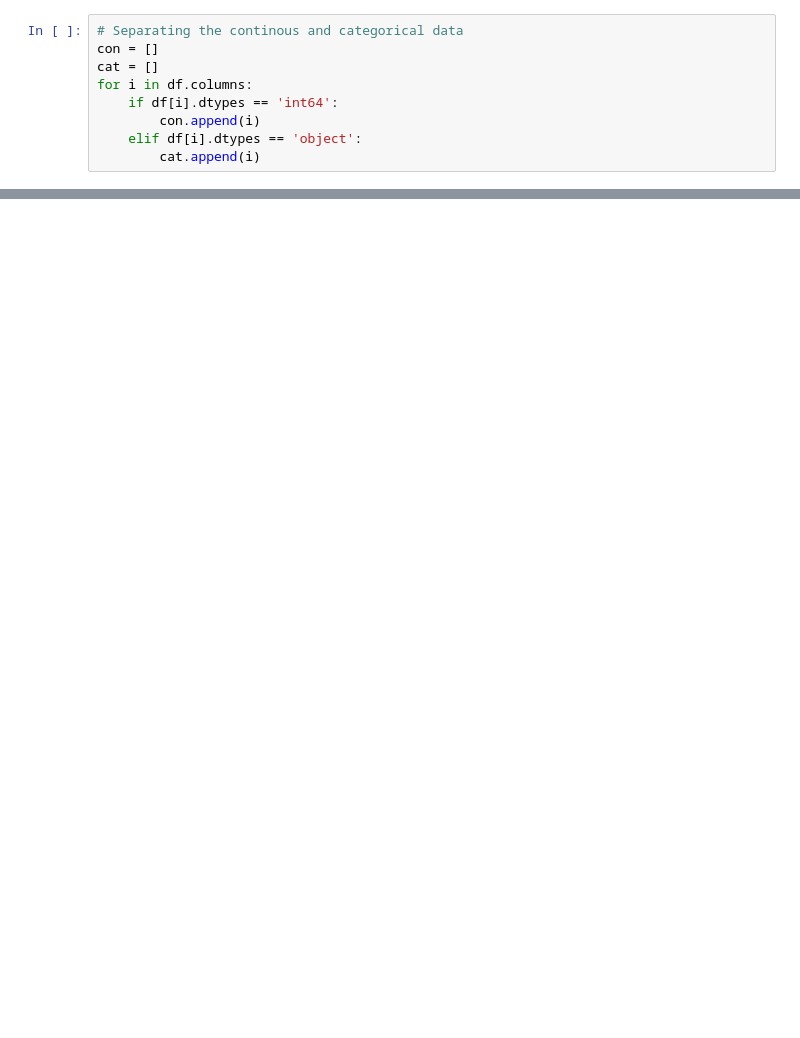
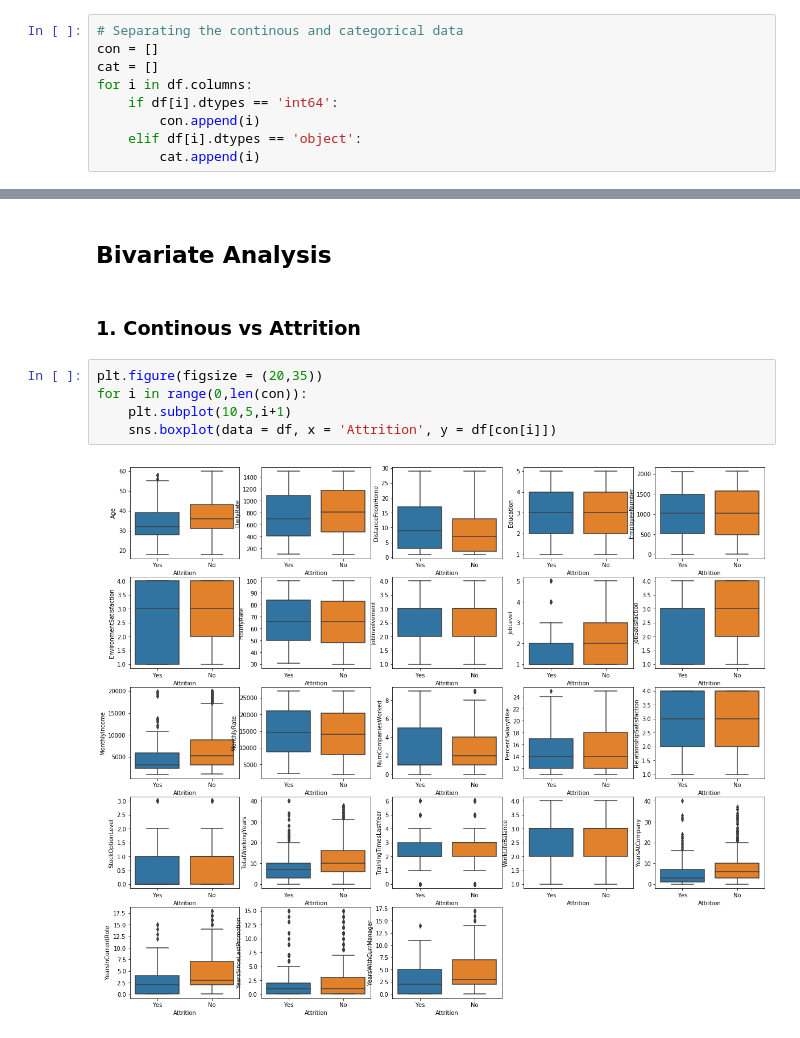
Before and after one commit to singhvks/Employee_Attrition, a Jupyter notebook: Visualization.ipynb, the cells around one changed output, grey strips where cells are left out. Saved outputs shown, nothing was run; the diff lists cells and outputs as text; blank space fills up the shorter version.

```diff
--- a/Visualization.ipynb
+++ b/Visualization.ipynb
@@ -77,0 +81,11 @@ sns.scatterplot(y = 'PercentSalaryHike',x = 'MonthlyIncome',data = df,hue = 'Att
+# %% [markdown]
+## Bivariate Analysis
+# %% [markdown]
+### 1. Continous vs Attrition
+# %%
+plt.figure(figsize = (20,35))
+for i in range(0,len(con)):
+    plt.subplot(10,5,i+1)
+    sns.boxplot(data = df, x = 'Attrition', y = df[con[i]])
+# %% [output]
+[figure, added]
```
Also changed, not shown: parts of 19 cells of this notebook.
